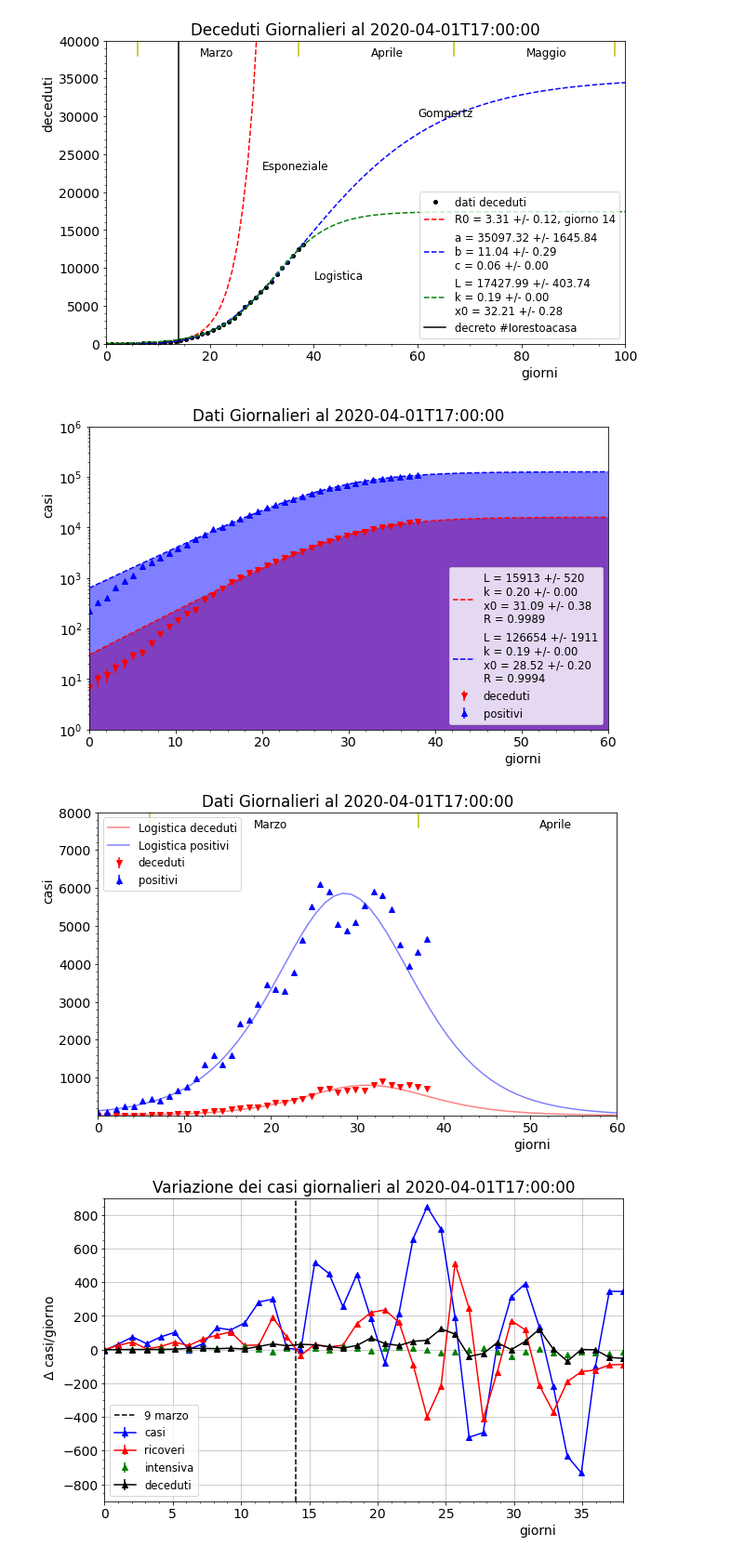
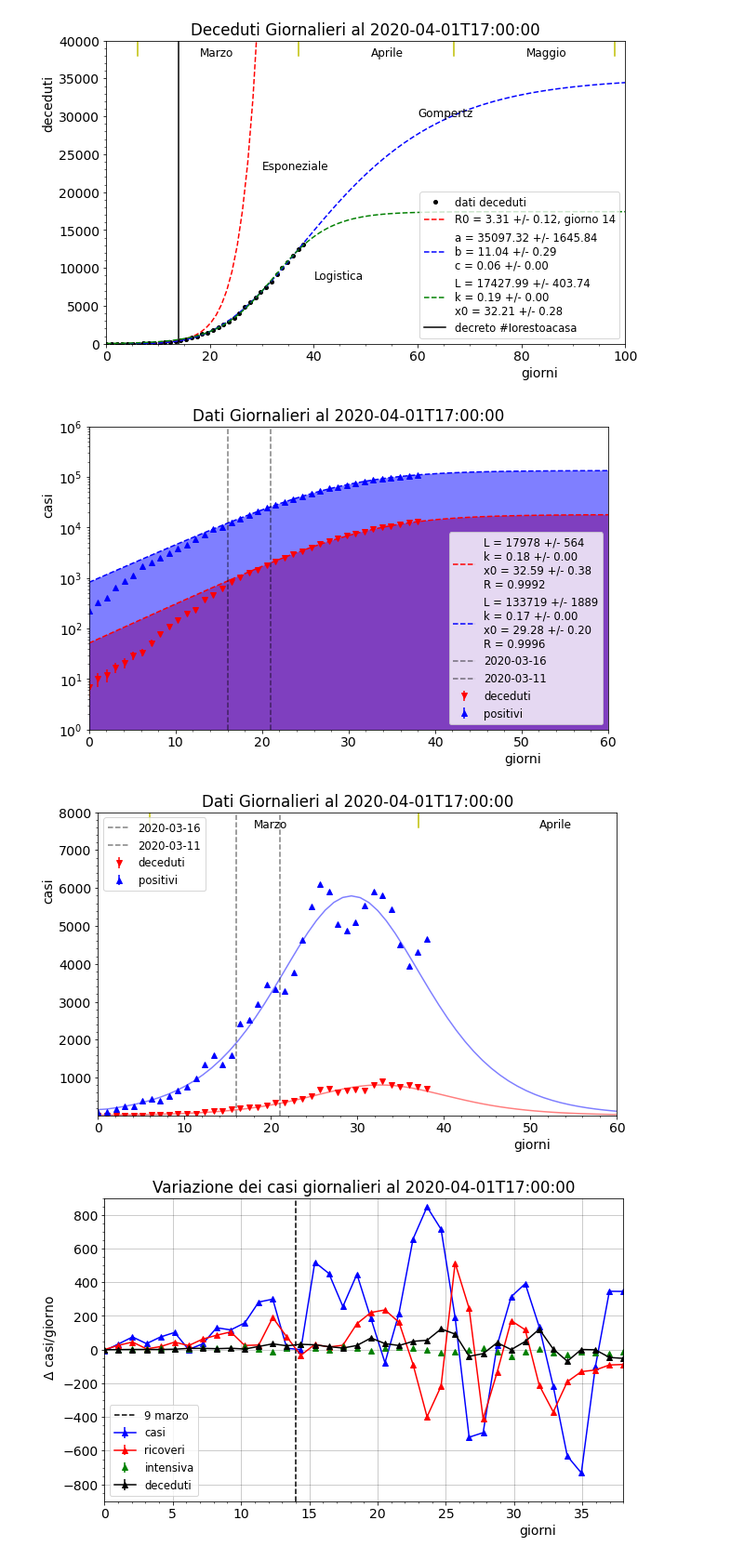
Before and after one commit to lorenzopaolucci/studenti, a Jupyter notebook: covid19.ipynb, the cells around one changed output. Shown at 93% size. Saved outputs shown, nothing was run; the diff lists cells and outputs as text; code cells hidden in the pictures.

```diff
--- a/covid19.ipynb
+++ b/covid19.ipynb
@@ -237,8 +252,8 @@ plt.show()
 # %%
 T_days =  len(df)
 x = np.linspace(0, T_days, T_days)
-fit_cut_l = 12
-fit_cut_lc = 6
+fit_cut_l = 21
+fit_cut_lc = 16
 fit_cut_g = 0
 
 fig, ax = plt.subplots(figsize=(10,6))
@@ -276,6 +291,10 @@ ax.plot(x, Logistic(x, *popt_l_ic), 'b--', label='L = {0:.0f} +/- {1:.0f}\nk = {
                                                 popt_l_ic[2], perr_l_ic[2], r2_l_ic))
 ax.fill_between(x, 0, Logistic(x, *popt_l_ic), facecolor='blue', alpha=0.5)
 
+ax.axvline(fit_cut_l, color='black', linestyle='--', label='{:s}'.format(df.iloc[fit_cut_l, 0][0:10]), alpha=0.5)
+ax.axvline(fit_cut_lc, color='black', linestyle='--', label='{:s}'.format(df.iloc[fit_cut_lc, 0][0:10]), alpha=0.5)
+
+
 ymax = 1000000
 yptxt = ymax - ymax*0.05
 ax.set_ylim(1,ymax)
@@ -298,38 +317,40 @@ ax.errorbar(x, np.gradient(df['deceduti'],x), yerr=err_IT, fmt='rv', label='dece
 ax.errorbar(x, np.gradient(df['totale_casi'],x), yerr=err_IT, fmt='b^', label='positivi')
 
 
 
 x = np.linspace(0, 100, 100)
 # ax.plot(x, np.gradient(Gompertz(x, *popt_g_i),x), 'b-', label='Gompertz-IT', alpha=0.5)
 # ax.fill_between(x, 0, np.gradient(Gompertz(x, *popt_g_i),x), facecolor='blue', alpha=0.5)
-ax.plot(x, np.gradient(Logistic(x, *popt_l_i), x), 'r-', label='Logistica deceduti', alpha=0.5)
+ax.plot(x, np.gradient(Logistic(x, *popt_l_i), x), 'r-', alpha=0.5)
 #ax.fill_between(x, 0, np.gradient(Logistic(x, *popt_l_i),x), facecolor='red', alpha=0.5)
-ax.plot(x, np.gradient(Logistic(x, *popt_l_ic), x), 'b-', label='Logistica positivi', alpha=0.5)
+ax.plot(x, np.gradient(Logistic(x, *popt_l_ic), x), 'b-', alpha=0.5)
 #ax.fill_between(x, 0, np.gradient(Logistic(x, *popt_l_ic),x), facecolor='blue', alpha=0.5)
 
 ymax = 8000
 yptxt = ymax - ymax*0.05
 ax.set_ylim(1,ymax)
 ax.set_xlim(0,60)
-#ax.plot([14,14], [0,ymax], 'k-', label='decreto #Iorestoacasa')
 ax.plot([6,6], [yptxt,ymax], 'y-')
 ax.plot([6+31,6+31], [yptxt,ymax], 'y-')
 ax.plot([6+31+30,6+31+30], [yptxt,ymax], 'y-')
 ax.plot([6+31+30+31,6+31+30+31], [yptxt,ymax], 'y-')
 ax.text(6+12, yptxt, 'Marzo', fontsize=12)
 ax.text(6+45, yptxt, 'Aprile', fontsize=12)
 #ax.text(6+75, yptxt, 'Maggio', fontsize=12)
+ax.axvline(fit_cut_l, color='black', linestyle='--', label='{:s}'.format(df.iloc[fit_cut_l, 0][0:10]), alpha=0.5)
+ax.axvline(fit_cut_lc, color='black', linestyle='--', label='{:s}'.format(df.iloc[fit_cut_lc, 0][0:10]), alpha=0.5)
+
 ax.set_title('Dati Giornalieri al '+str(np.array(df['data'])[-1]))
 ax.set_xlabel('giorni', horizontalalignment = 'left', x=0.8)
 ax.set_ylabel('casi', horizontalalignment = 'left', y=0.7)
 # ax.set_yscale('log')
 plt.minorticks_on()
 plt.legend(loc=2, prop={'size':'small'})
 plt.show()
 save_popt_l_i=popt_l_i
 # %% [output]
-[figure, old version]
+[figure, new version]
-[figure, old version]
+[figure, new version]
 # %%
 T_days =  len(df)
 #from scipy.interpolate import spline
```
Also changed, not shown: parts of 2 cells of this notebook.
